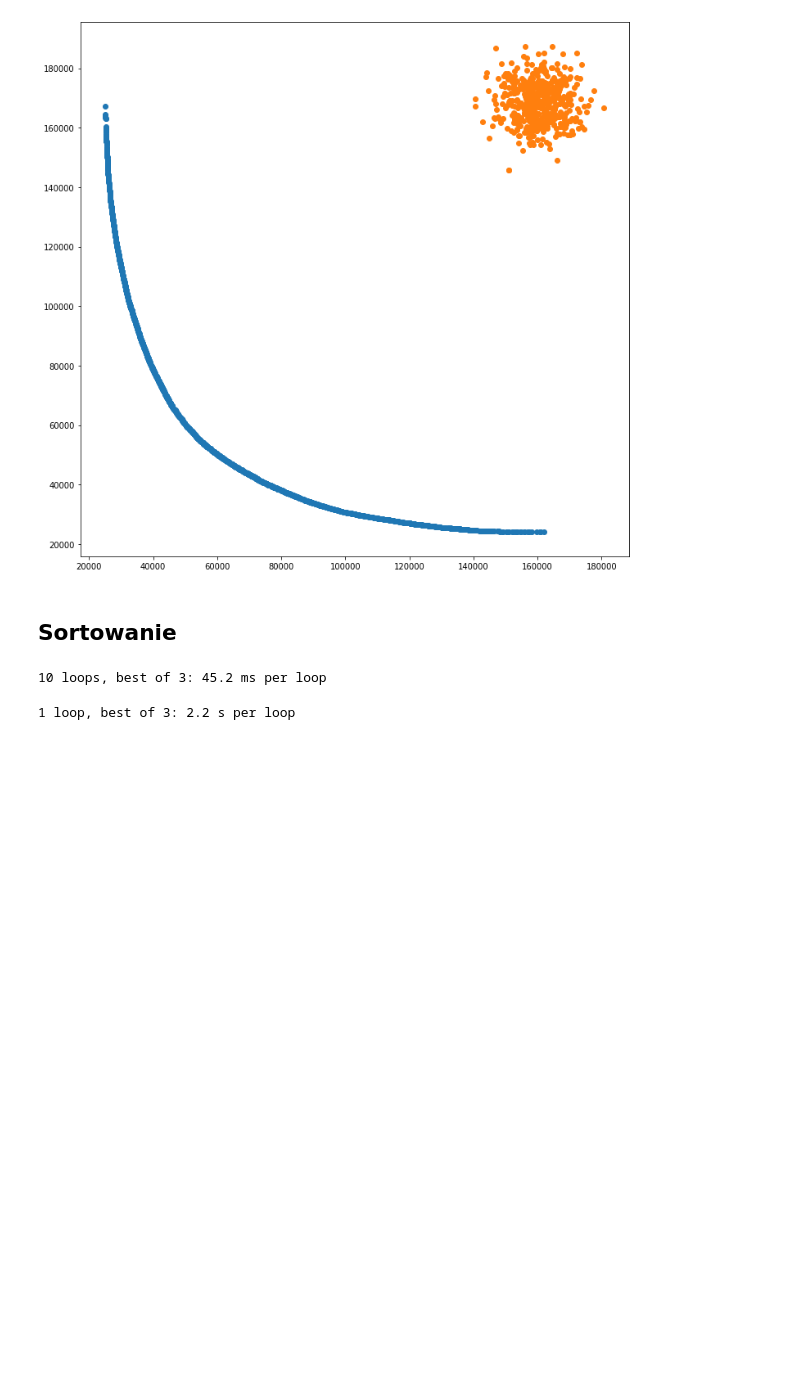
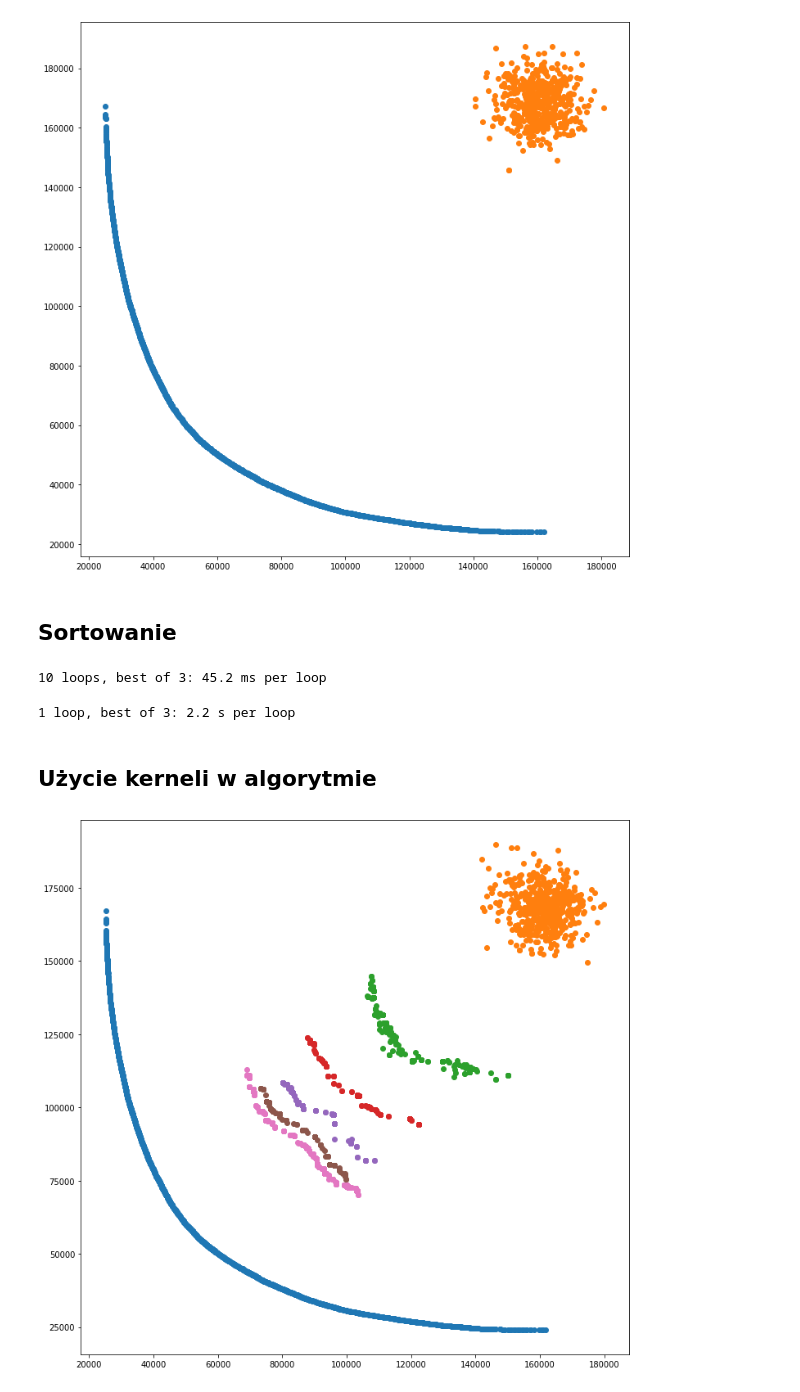
Before and after one commit to AdrianUrbanski/MOTSP, a Jupyter notebook: MOTSP.ipynb, the cells around one changed output. Drawn from its saved outputs; the diff is of its cells as text; code cells hidden in the pictures; blank space fills up the shorter version.

Commit message:
Use kernel-based implementation to solve euclidAB100

```diff
--- a/MOTSP.ipynb
+++ b/MOTSP.ipynb
@@ -651,7 +651,7 @@ def fast_non_dominated_sort_p2(dominated, dom_count, current_frontier_number,
 
     return
 # %%
-def fast_non_dominated_sort(pop_vals):
+def non_dominated_sort(pop_vals):
 
     def is_not_empty(frontier):
         return np.any(frontier == 1)
@@ -689,3 +689,5 @@ assert np.all(fast_non_dominated_sort(res) == non_dominated_sort(res))
 %timeit non_dominated_sort(res)
 # %% [output]
 1 loop, best of 3: 2.2 s per loop
+# %% [markdown]
+## Użycie kerneli w algorytmie
@@ -691,0 +849,40 @@ assert np.all(fast_non_dominated_sort(res) == non_dominated_sort(res))
+# %%
+chrom_len = 100
+pop_size = 512
+obj_num = 2
+n_iters = 300
+
+init_pop = np.empty((pop_size, chrom_len), dtype='int32')
+
+for i in range(pop_size):
+    ind = np.random.permutation(chrom_len)
+    init_pop[i] = ind
+
+init_vals = np.zeros((pop_size, obj_num), dtype='int32')
+blockdim = (128, obj_num)
+evaluate_objective_function[pop_size, blockdim](init_pop, d_distance, init_vals)
+
+nsga_ii = NSGA_II_GPU(chrom_len, pop_size, obj_num, init_pop, init_vals)
+
+plt.figure(figsize=(12,12))
+plt.scatter(solutionsAB[:, 0], solutionsAB[:, 1])
+
+for t in tqdm(range(n_iters)):
+
+    if(np.mod(t, 50) == 0):
+        current_pop = nsga_ii.get_population()
+        current_vals = np.zeros((pop_size, obj_num), dtype='int32')
+        blockdim = (128, obj_num)
+        evaluate_objective_function[pop_size, blockdim](current_pop, d_distance, current_vals)
+        plt.scatter(current_vals[:, 0], current_vals[:, 1])
+
+    children = nsga_ii.generate_children(PMX, reverse_sequence_mutation)
+    children = children.astype('int32')
+
+    children_vals = np.zeros((children.shape[0], obj_num), dtype='int32')
+    blockdim = (128, obj_num)
+    evaluate_objective_function[pop_size, blockdim](children, d_distance, children_vals)
+
+    nsga_ii.replace_population(children, children_vals)
+# %% [output]
+[figure, added]
```
Also changed, not shown: parts of 1 cell of this notebook.
